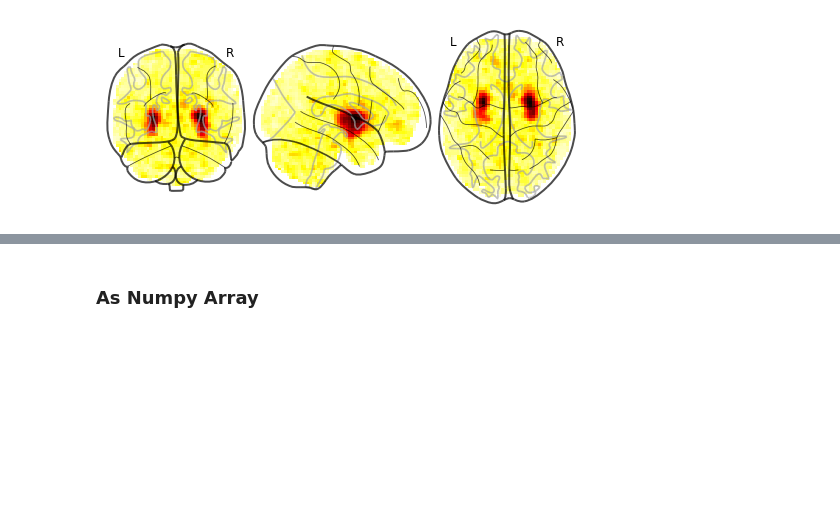
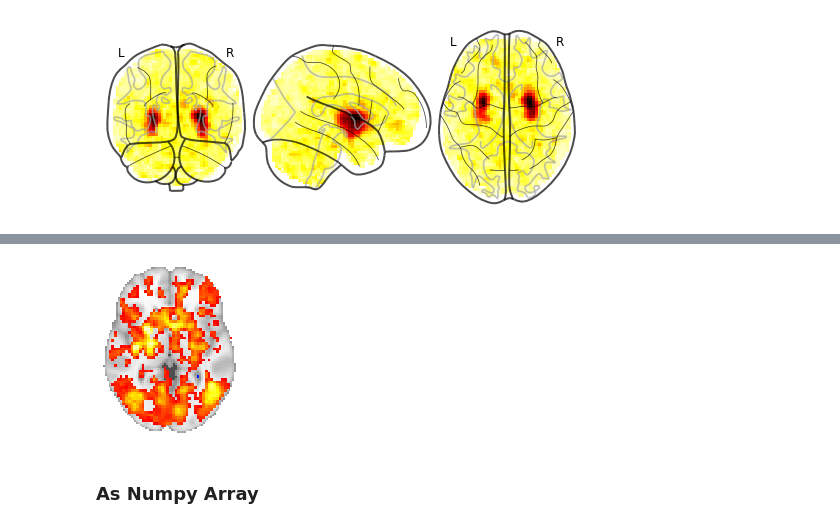
Before and after one commit to Beerend/TReNDS, a Jupyter notebook: notebooks/read_fMRI_image.ipynb, the cells around one changed output, grey strips where cells are left out. Cells and saved outputs as stored; diff of their text form; code cells hidden in the pictures; blank space fills up the shorter version.

```diff
--- a/notebooks/read_fMRI_image.ipynb
+++ b/notebooks/read_fMRI_image.ipynb
@@ -46,3 +60,12 @@ for i, img_slice in enumerate(nl.image.iter_img(img)):
+# %%
+i = 0
+mean_img = nl.image.mean_img(img)
+fig = nlplt.plot_stat_map(mean_img, threshold=.2, display_mode='z', cut_coords=[i],
+                          colorbar=False, annotate=False, black_bg=False)
+#                           output_file='figures/fMRI_2D_10004_'+str(i)+'.png')
+nlplt.show()
+# %% [output]
+[figure, added]
 # %% [markdown]
 <h3>As Numpy Array</h3>
 # %%
```
Also changed, not shown: parts of 1 cell of this notebook, 21 other files.
